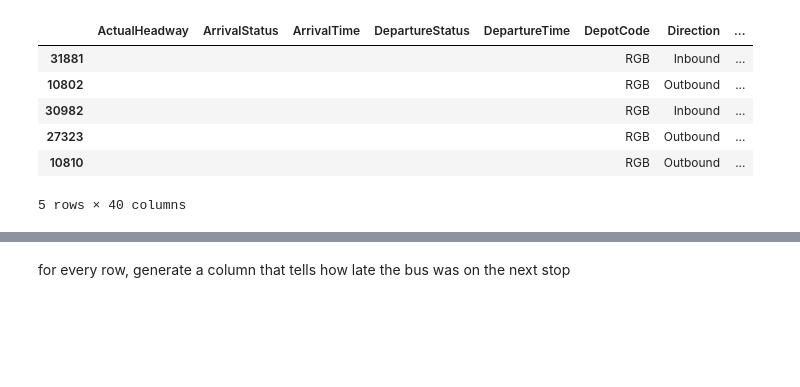
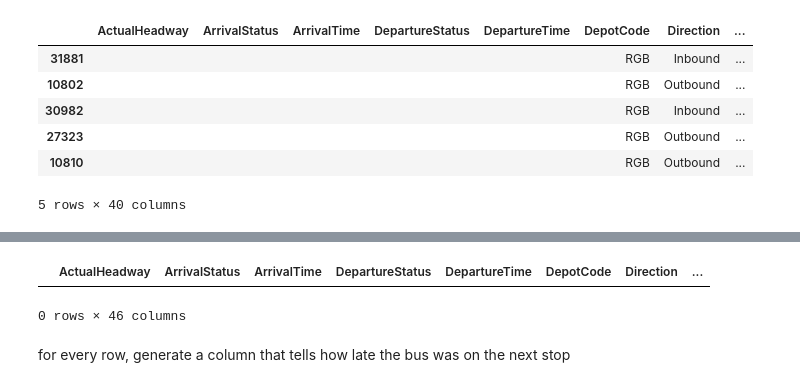
Before and after one commit to oracle-work-experience-reading-buses/data-science, a Jupyter notebook: Bus-Data.ipynb, the cells around one changed output, grey strips where cells are left out. Cells and saved outputs as stored; diff of their text form; code cells hidden in the pictures; blank space fills up the shorter version.

```diff
--- a/Bus-Data.ipynb
+++ b/Bus-Data.ipynb
@@ -272,3 +264,8 @@ route_17_df_extra_2[['VehicleCode', 'route_idx', 'scheduled_diff', 'real_diff',
+# %%
+route_17_df_extra_2.loc[route_17_df_extra_2.VehicleCode=='']
+# %% [output]
+|  | ActualHeadway | ArrivalStatus | ArrivalTime | DepartureStatus | DepartureTime | DepotCode | Direction | ... |
+0 rows × 46 columns
 # %% [markdown]
 for every row, generate a column that tells how late the bus was on the next stop
 # %%
```
Also changed, not shown: parts of 7 cells of this notebook, 1 other file.
